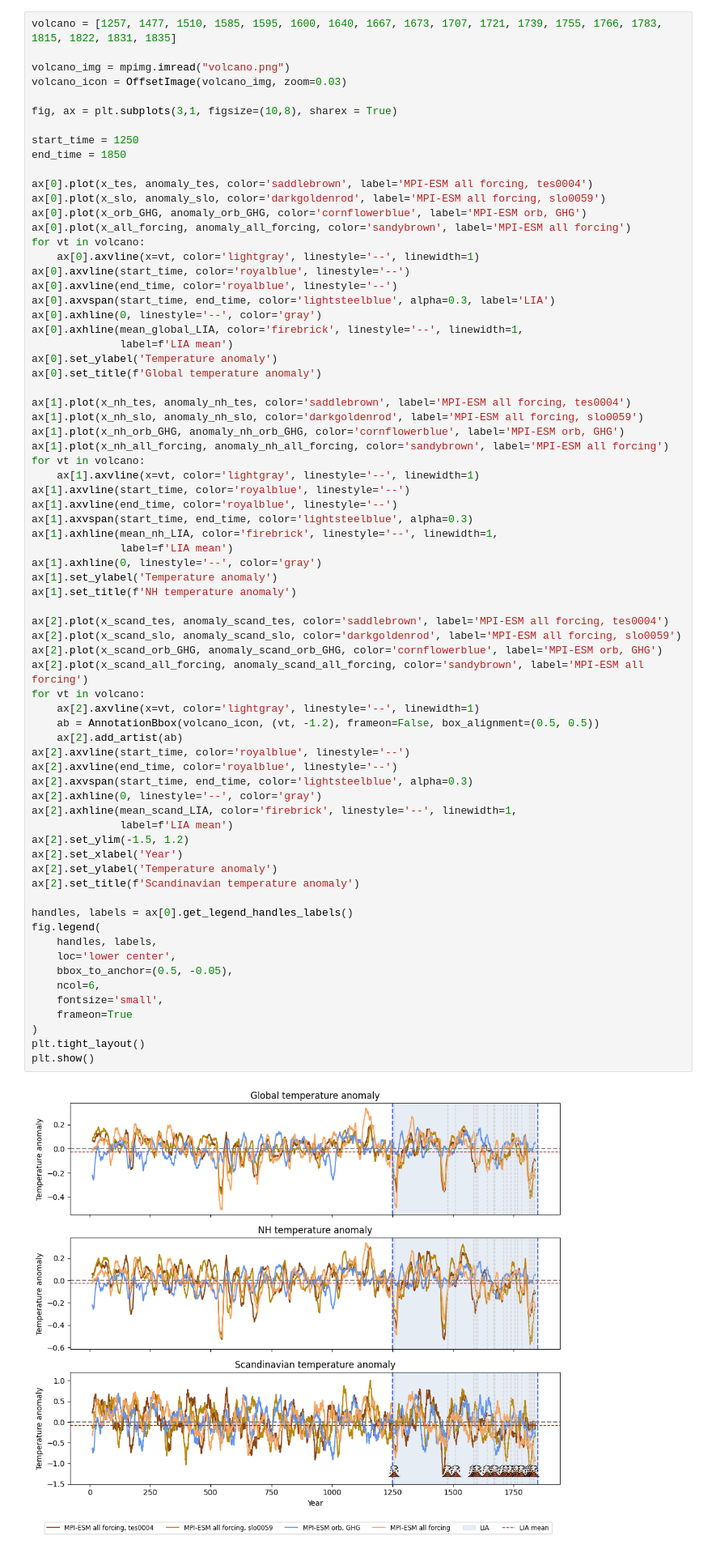
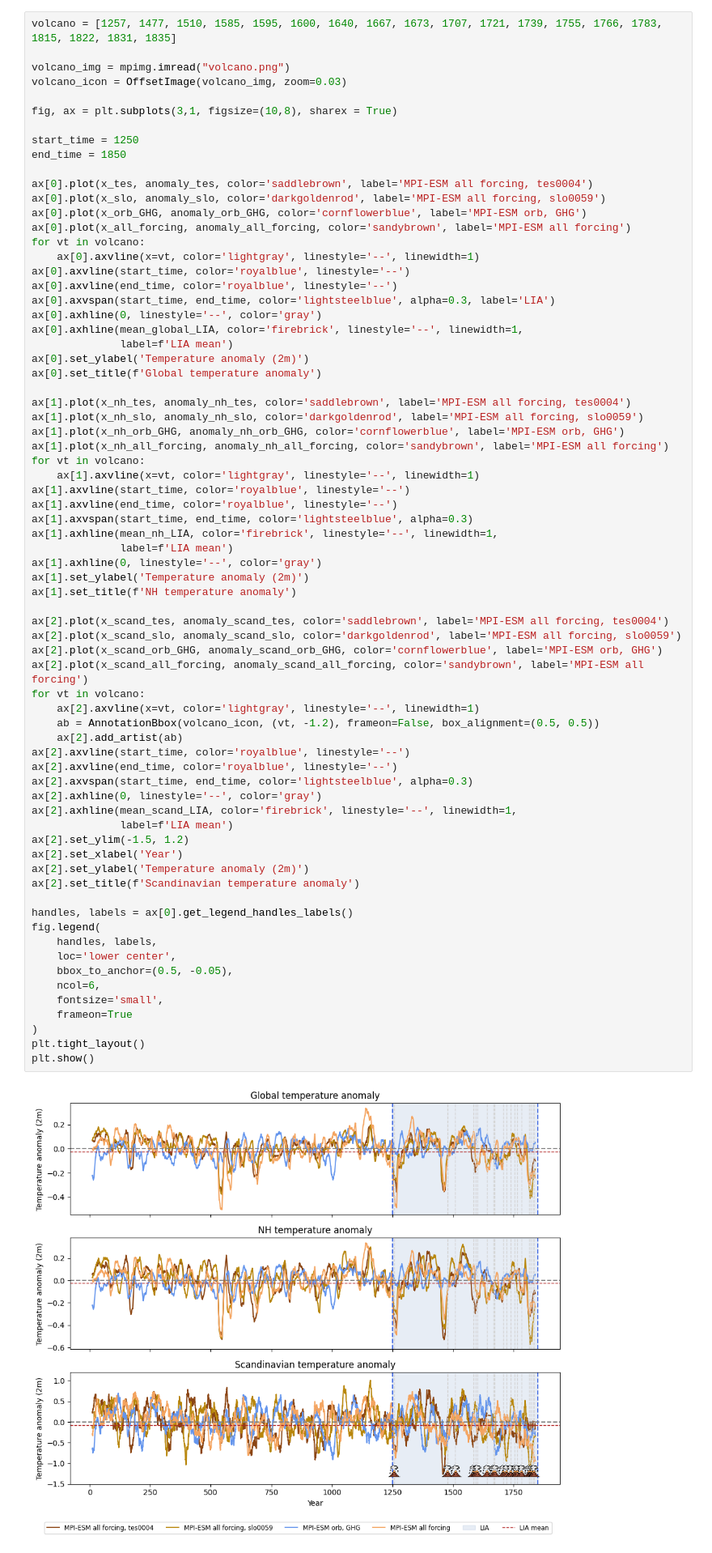
Before and after one commit to EliHHogemo/lia, a Jupyter notebook: Scandi_temp.ipynb, the cells around one changed output. Shown at 81% size. Cells and saved outputs as stored; diff of their text form.

```diff
--- a/Scandi_temp.ipynb
+++ b/Scandi_temp.ipynb
@@ -356,7 +356,7 @@ ax[0].axvspan(start_time, end_time, color='lightsteelblue', alpha=0.3, label='LI
 ax[0].axhline(0, linestyle='--', color='gray')
 ax[0].axhline(mean_global_LIA, color='firebrick', linestyle='--', linewidth=1,
               label=f'LIA mean')
-ax[0].set_ylabel('Temperature anomaly')
+ax[0].set_ylabel('Temperature anomaly (2m)')
 ax[0].set_title(f'Global temperature anomaly')
 
 ax[1].plot(x_nh_tes, anomaly_nh_tes, color='saddlebrown', label='MPI-ESM all forcing, tes0004')
@@ -371,41 +371,41 @@ ax[1].axvspan(start_time, end_time, color='lightsteelblue', alpha=0.3)
 ax[1].axhline(mean_nh_LIA, color='firebrick', linestyle='--', linewidth=1,
               label=f'LIA mean')
 ax[1].axhline(0, linestyle='--', color='gray')
-ax[1].set_ylabel('Temperature anomaly')
+ax[1].set_ylabel('Temperature anomaly (2m)')
 ax[1].set_title(f'NH temperature anomaly')
 
 ax[2].plot(x_scand_tes, anomaly_scand_tes, color='saddlebrown', label='MPI-ESM all forcing, tes0004')
 ax[2].plot(x_scand_slo, anomaly_scand_slo, color='darkgoldenrod', label='MPI-ESM all forcing, slo0059')
 ax[2].plot(x_scand_orb_GHG, anomaly_scand_orb_GHG, color='cornflowerblue', label='MPI-ESM orb, GHG')
 ax[2].plot(x_scand_all_forcing, anomaly_scand_all_forcing, color='sandybrown', label='MPI-ESM all forcing')
 for vt in volcano:
     ax[2].axvline(x=vt, color='lightgray', linestyle='--', linewidth=1)
     ab = AnnotationBbox(volcano_icon, (vt, -1.2), frameon=False, box_alignment=(0.5, 0.5))
     ax[2].add_artist(ab)
 ax[2].axvline(start_time, color='royalblue', linestyle='--')
 ax[2].axvline(end_time, color='royalblue', linestyle='--')
 ax[2].axvspan(start_time, end_time, color='lightsteelblue', alpha=0.3)
 ax[2].axhline(0, linestyle='--', color='gray')
 ax[2].axhline(mean_scand_LIA, color='firebrick', linestyle='--', linewidth=1,
               label=f'LIA mean')
 ax[2].set_ylim(-1.5, 1.2)
 ax[2].set_xlabel('Year')
-ax[2].set_ylabel('Temperature anomaly')
+ax[2].set_ylabel('Temperature anomaly (2m)')
 ax[2].set_title(f'Scandinavian temperature anomaly')
 
 handles, labels = ax[0].get_legend_handles_labels()
 fig.legend(
     handles, labels,
     loc='lower center',
     bbox_to_anchor=(0.5, -0.05),
     ncol=6,
     fontsize='small',
     frameon=True
 )
 plt.tight_layout()
 plt.show()
 # %% [output]
-[figure, old version]
+[figure, new version]
 # %%
 mean_anomaly = (anomaly_scand_all_forcing + anomaly_scand_slo + anomaly_scand_tes)/3
 x_mean = cftime_to_decimal_year(mean_anomaly['time'].values)
```
Also changed, not shown: parts of 1 cell of this notebook.
